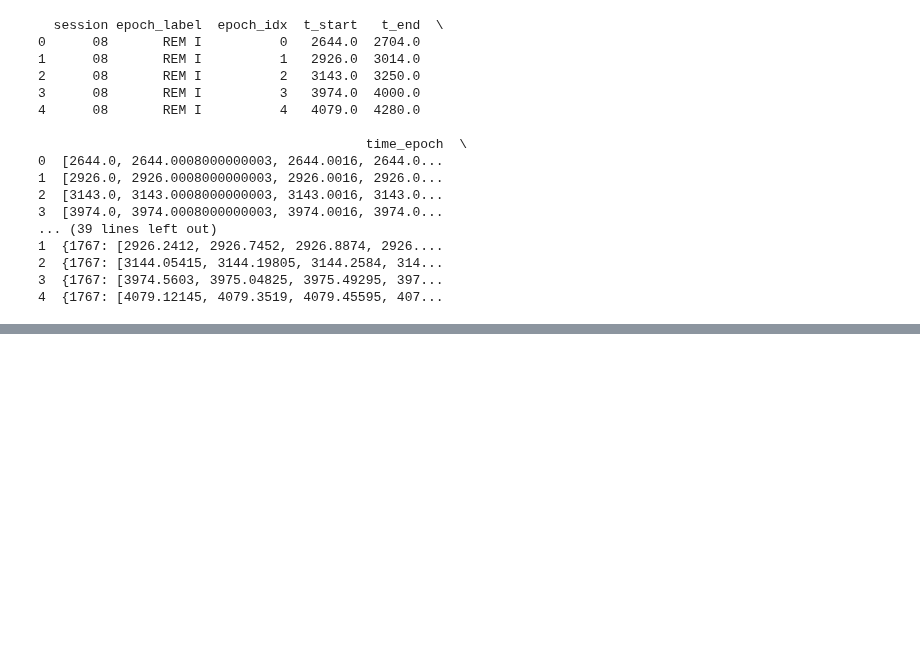
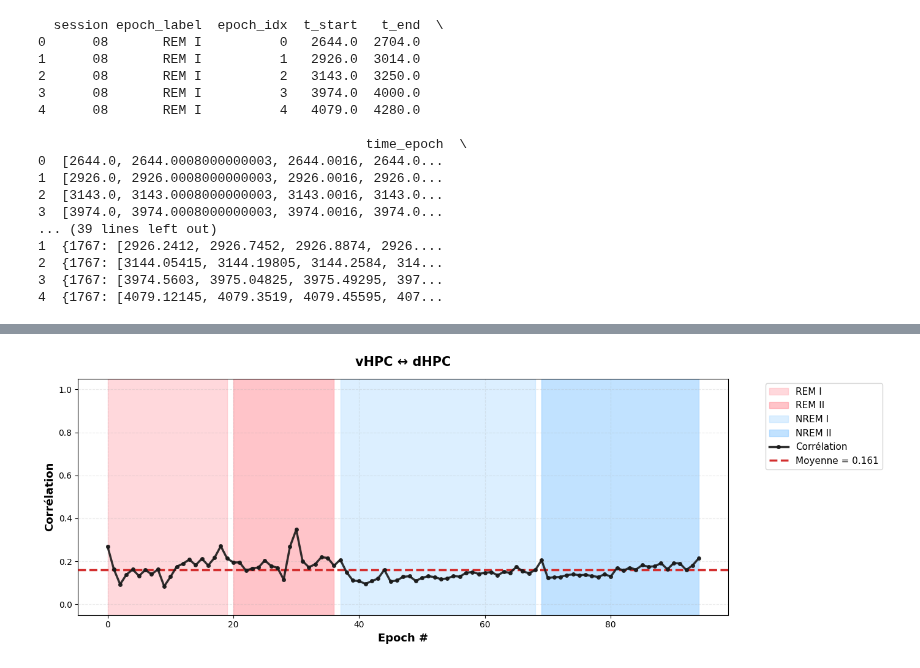
Before and after one commit to Gabbag2/health_hackathon, a Jupyter notebook: notebook_example.ipynb, the cells around one changed output, grey strips where cells are left out. Drawn from its saved outputs; the diff is of its cells as text; code cells hidden in the pictures; blank space fills up the shorter version.

```diff
--- a/notebook_example.ipynb
+++ b/notebook_example.ipynb
@@ -429,0 +622,84 @@ print(np.mean(np.array(correlation_values)))
+# %%
+def plot_correlation_with_background(df, name1, name2, title):
+    """
+    Plot avec zones colorées en arrière-plan selon l'état.
+    """
+    corrs = compute_lfp_correlation(df, name1, name2)
+    labels = df['epoch_label'].values
+
+    # DEBUG : Afficher les états présents
+    print(f"\n{title}")
+    print(f"États présents: {np.unique(labels)}")
+
+    # Couleurs de fond - PALETTE VIVE
+    state_colors = {
+        'REM I': '#FFB3BA',      # Rose
+        'REM II': '#FF8A95',     # Rose plus foncé
+        'NREM I': '#BAE1FF',     # Bleu
+        'NREM II': '#85C7FF',    # Bleu plus foncé
+        'Wake': '#BAFFC9',       # Vert
+        'REM': '#FFB3BA',
+        'NREM': '#BAE1FF',
+        'REM1': '#FFB3BA',
+        'REM2': '#FF8A95',
+        'NREM1': '#BAE1FF',
+        'NREM2': '#85C7FF',
+        'NREM3': '#6BB5FF',
+        'Wake1': '#BAFFC9',
+        'Wake2': '#D4FFE0'
+    }
+
+    fig, ax = plt.subplots(figsize=(14, 5))
+
+    # Tracer les zones de fond - VERSION CORRIGÉE
+    added_labels = set()
+    i = 0
+
+    while i < len(labels):
+        current_state = labels[i]
+        start_idx = i
+
+        # Trouver la fin de cette zone
+        while i < len(labels) and labels[i] == current_state:
+            i += 1
+
+        end_idx = i - 1
+
+        # Tracer la zone
+        color = state_colors.get(current_state, '#E0E0E0')  # Gris par défaut
+
+        # Label seulement la première fois
+        label = current_state if current_state not in added_labels else ''
+        if label:
+            added_labels.add(current_state)
+
+        # IMPORTANT : alpha plus élevé pour voir les couleurs
+        ax.axvspan(start_idx, end_idx, alpha=0.5, color=color, label=label, zorder=1)
+
+    # Plot de la corrélation
+    ax.plot(corrs, color='#1a1a1a', linewidth=2.5, marker='o',
+            markersize=4, alpha=0.9, label='Corrélation', zorder=10)
+
+    # Moyenne
+    mean_corr = np.nanmean(corrs)
+    ax.axhline(mean_corr, color='#D32F2F', linestyle='--',
+               linewidth=2.5, label=f'Moyenne = {mean_corr:.3f}', zorder=9)
+
+    ax.set_xlabel('Epoch #', fontsize=13, fontweight='bold')
+    ax.set_ylabel('Corrélation', fontsize=13, fontweight='bold')
+    ax.set_title(title, fontsize=15, fontweight='bold', pad=15)
+    ax.legend(bbox_to_anchor=(1.05, 1), loc='upper left', fontsize=11)
+    ax.grid(True, alpha=0.25, linestyle='--', linewidth=0.8, zorder=2)
+    ax.set_ylim(-0.05, 1.05)
+
+    plt.tight_layout()
+    plt.show()
+
+    return corrs, mean_corr
+
+
+# Utilisation
+plot_correlation_with_background(df, 'vHPC_lfp', 'dHPC_lfp', 'vHPC ↔ dHPC')
+plot_correlation_with_background(df, 'bla_lfp', 'dHPC_lfp', 'BLA ↔ dHPC')
+plot_correlation_with_background(df, 'bla_lfp', 'vHPC_lfp', 'BLA ↔ vHPC')
+# %% [output]
@@ -429,0 +708 @@ print(np.mean(np.array(correlation_values)))
+[figure, added]
```
Also changed, not shown: parts of 4 cells of this notebook, 4 other files.
